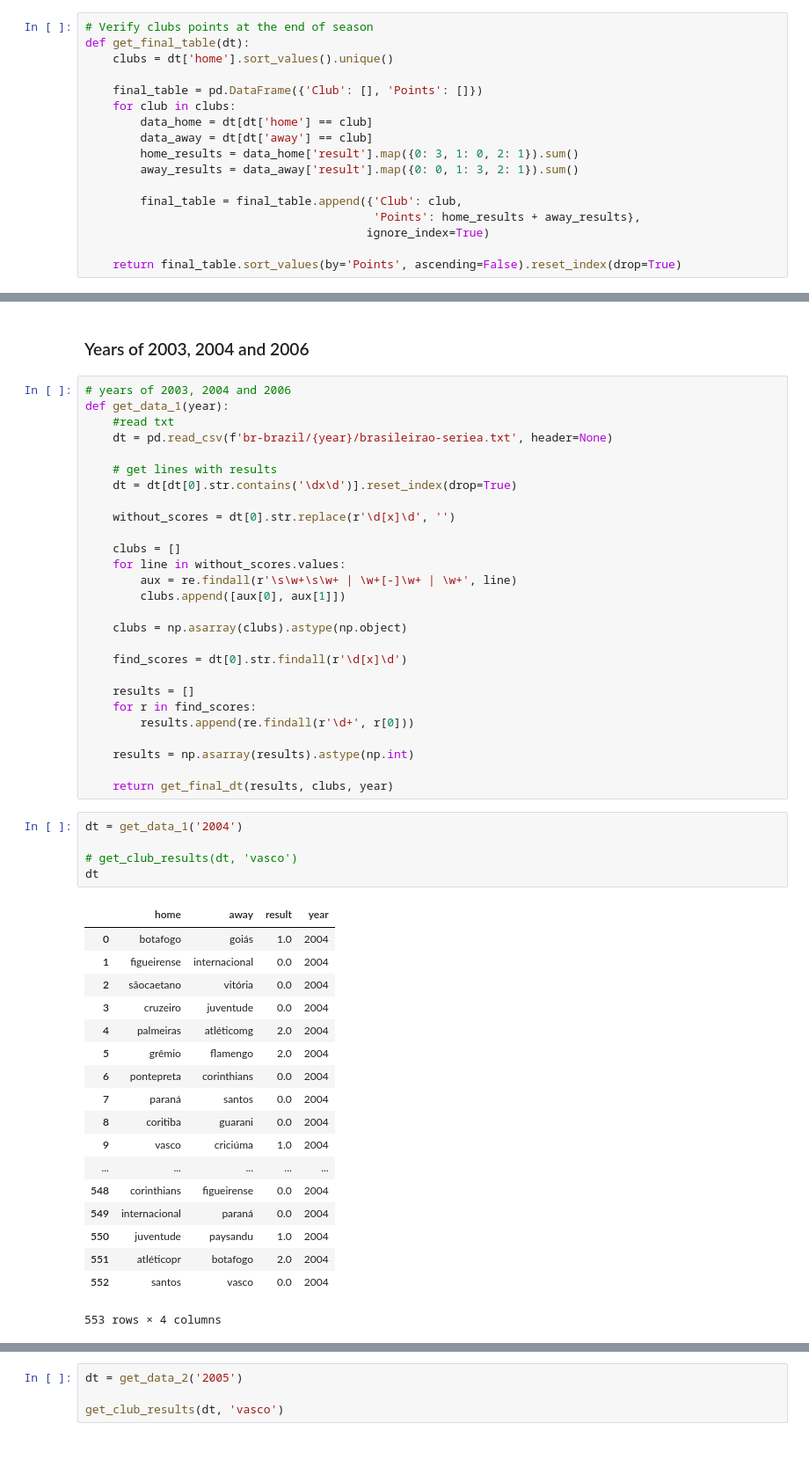
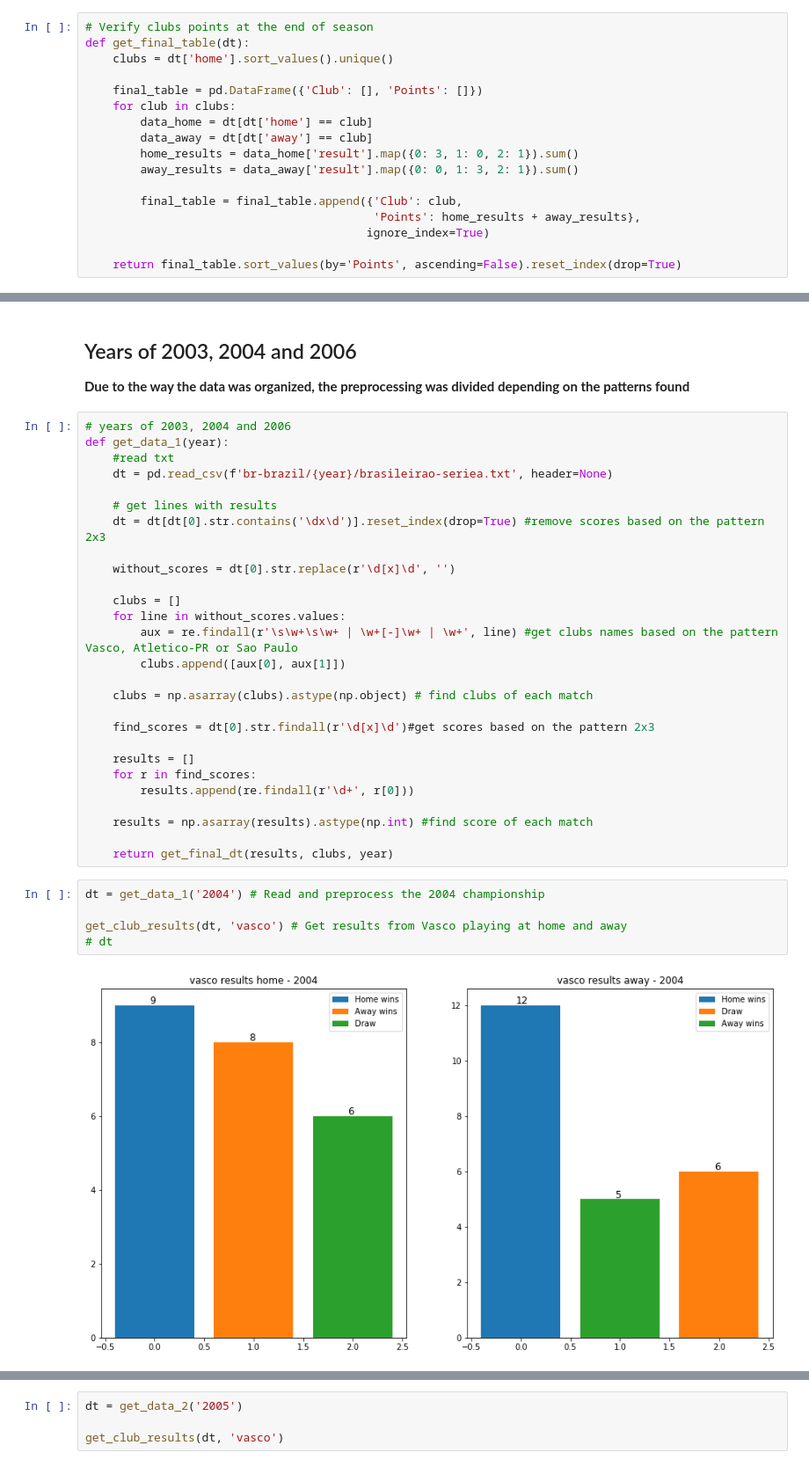
Before and after one commit to PauloHARocha/Brazil-championship-project, a Jupyter notebook: Solution.ipynb, the cells around one changed output, grey strips where cells are left out. Shown at 88% size. Saved outputs shown, nothing was run; the diff lists cells and outputs as text.

```diff
--- a/Solution.ipynb
+++ b/Solution.ipynb
@@ -68,7 +87,9 @@ def get_final_dt(results, clubs, year):
 
     return final_dt
 # %% [markdown]
-### Years of 2003, 2004 and 2006
+## Years of 2003, 2004 and 2006
+
+**Due to the way the data was organized, the preprocessing was divided depending on the patterns found**
 # %%
 # years of 2003, 2004 and 2006
 def get_data_1(year):
@@ -76,47 +97,30 @@ def get_data_1(year):
     dt = pd.read_csv(f'br-brazil/{year}/brasileirao-seriea.txt', header=None)
 
     # get lines with results
-    dt = dt[dt[0].str.contains('\dx\d')].reset_index(drop=True)
+    dt = dt[dt[0].str.contains('\dx\d')].reset_index(drop=True) #remove scores based on the pattern 2x3
 
     without_scores = dt[0].str.replace(r'\d[x]\d', '')
 
     clubs = []
     for line in without_scores.values:
-        aux = re.findall(r'\s\w+\s\w+ | \w+[-]\w+ | \w+', line)
+        aux = re.findall(r'\s\w+\s\w+ | \w+[-]\w+ | \w+', line) #get clubs names based on the pattern Vasco, Atletico-PR or Sao Paulo
         clubs.append([aux[0], aux[1]])
 
-    clubs = np.asarray(clubs).astype(np.object)
+    clubs = np.asarray(clubs).astype(np.object) # find clubs of each match
 
-    find_scores = dt[0].str.findall(r'\d[x]\d')
+    find_scores = dt[0].str.findall(r'\d[x]\d')#get scores based on the pattern 2x3
 
     results = []
     for r in find_scores:
         results.append(re.findall(r'\d+', r[0]))
 
-    results = np.asarray(results).astype(np.int)
+    results = np.asarray(results).astype(np.int) #find score of each match
 
     return get_final_dt(results, clubs, year)
 # %%
-dt = get_data_1('2004')
+dt = get_data_1('2004') # Read and preprocess the 2004 championship
 
-# get_club_results(dt, 'vasco')
-dt
+get_club_results(dt, 'vasco') # Get results from Vasco playing at home and away
+# dt
 # %% [output]
-|  | home | away | result | year |
-| 0 | botafogo | goiás | 1.0 | 2004 |
-| 1 | figueirense | internacional | 0.0 | 2004 |
-| 2 | sãocaetano | vitória | 0.0 | 2004 |
-| 3 | cruzeiro | juventude | 0.0 | 2004 |
-| 4 | palmeiras | atléticomg | 2.0 | 2004 |
-| 5 | grêmio | flamengo | 2.0 | 2004 |
-| 6 | pontepreta | corinthians | 0.0 | 2004 |
-| 7 | paraná | santos | 0.0 | 2004 |
-| 8 | coritiba | guarani | 0.0 | 2004 |
-| 9 | vasco | criciúma | 1.0 | 2004 |
-| ... | ... | ... | ... | ... |
-| 548 | corinthians | figueirense | 0.0 | 2004 |
-| 549 | internacional | paraná | 0.0 | 2004 |
-| 550 | juventude | paysandu | 1.0 | 2004 |
-| 551 | atléticopr | botafogo | 2.0 | 2004 |
-| 552 | santos | vasco | 0.0 | 2004 |
-553 rows × 4 columns
+[figure, added]
```
Also changed, not shown: parts of 37 cells of this notebook.
